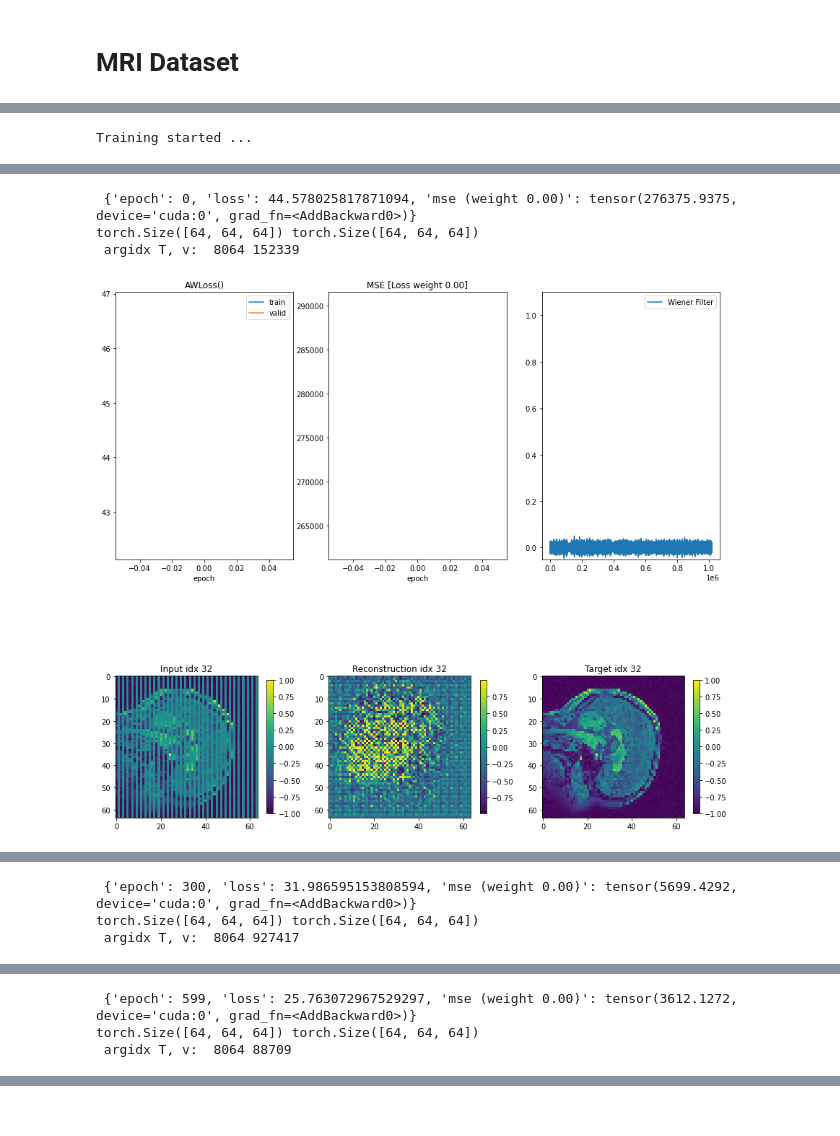
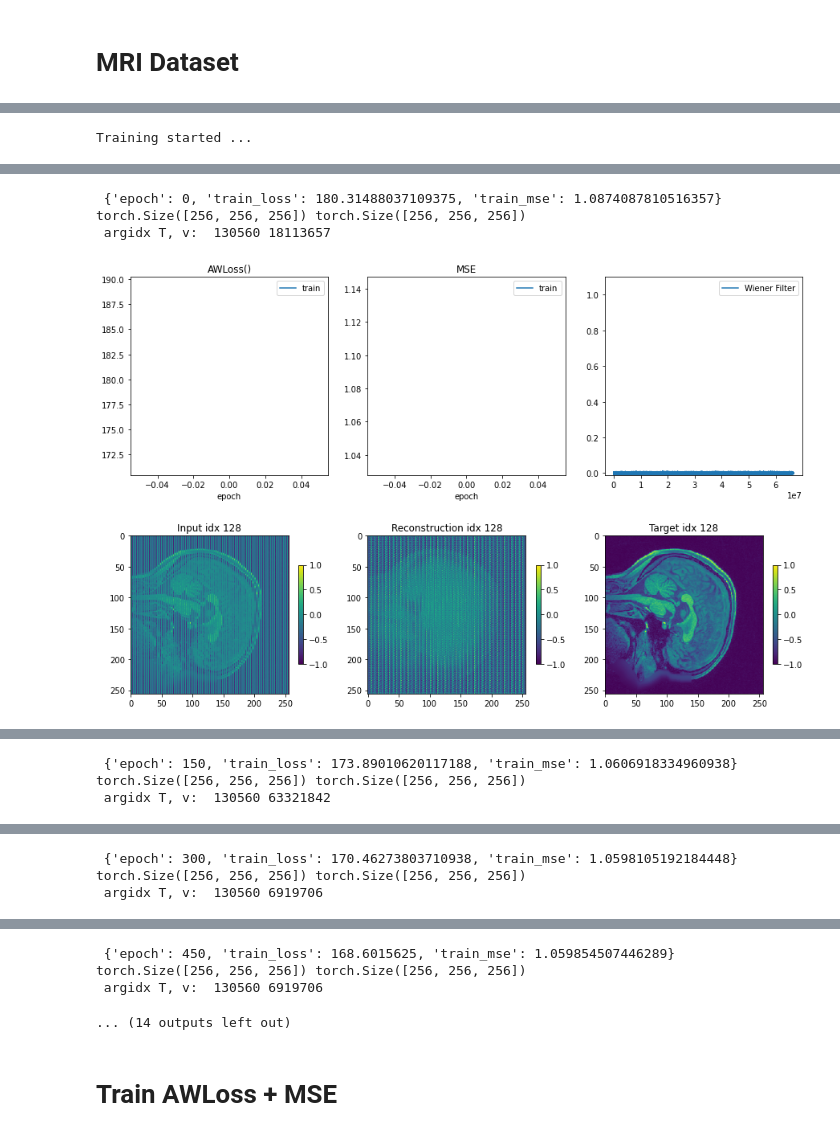
Before and after one commit to dpelacani/WienerLoss, a Jupyter notebook: examples/imputation/MRI3D_sample.ipynb, the cells around one changed output, grey strips where cells are left out. Drawn from its saved outputs; the diff is of its cells as text; code cells hidden in the pictures.

```diff
--- a/examples/imputation/MRI3D_sample.ipynb
+++ b/examples/imputation/MRI3D_sample.ipynb
@@ -128,0 +82,8 @@ torch.Size([64, 64, 64]) torch.Size([64, 64, 64])
+# %%
+fig, axs = plt.subplots(1,2, figsize=(10, 5))
+idx = int(ds[0][1].shape[0]/2)
+tgt = axs[0].imshow(ds[0][1][idx], vmin=-1, vmax=1)
+axs[0].set_title("Target IDX%g"%idx)
+msk = axs[1].imshow(ds[0][0][idx], vmin=-1, vmax=1)
+axs[1].set_title("Masked IDX%g"%idx)
+plt.show()
@@ -288,0 +267,16 @@ def train_model(model, optimizer, loss, train_loader, wmse=0., valid_loader=None
+# %%
+# Set training static parameters and hyperparameters
+nepochs=1000
+learning_rate=1e-3
+batch_size=1
+
+# Dataloader
+train_loader = DataLoader(ds,
+                        batch_size=batch_size,
+                        shuffle=True,
+                        num_workers=4)
+valid_loader = None
+
+
+# Sample for visualisation
+x_sample, y_sample = ds[0]
@@ -289,7 +313,9 @@ def train_model(model, optimizer, loss, train_loader, wmse=0., valid_loader=None
 # %%
-model = make_model(channels=x_sample.shape[0])
+model = make_model(nc=x_sample.shape[0])
+optimizer = torch.optim.Adam(model.parameters(), lr=learning_rate)
 
-optimizer = torch.optim.Adam(model.parameters(), lr=learning_rate)
-train_model(model, optimizer, awloss, train_loader, wmse=0.0, valid_loader=None, nepochs=600, log_frequency=100, sample_input=x_sample, sample_target=y_sample, device=device)
+mseloss     = nn.MSELoss(reduction="mean")
+
+train_model(model, optimizer, mseloss, train_loader,  valid_loader=valid_loader, nepochs=600, log_frequency=150, sample_input=x_sample, sample_target=y_sample, device=device)
 # %% [output]
 Training started ...
@@ -328,7 +334,9 @@ KeyboardInterrupt:
 # %%
-model = make_model(channels=x_sample.shape[0])
+model = make_model(nc=x_sample.shape[0])
+optimizer = torch.optim.Adam(model.parameters(), lr=learning_rate*10)
 
-optimizer = torch.optim.Adam(model.parameters(), lr=learning_rate)
-train_model(model, optimizer, awloss, train_loader, wmse=1e-3, valid_loader=None, nepochs=600, log_frequency=300, sample_input=x_sample, sample_target=y_sample, device=device)
+awloss     = AWLoss(filter_dim=2, method="fft", reduction="mean", std=3e-4, store_filters="norm", epsilon=3e-15)
+
+train_model(model, optimizer, awloss, train_loader, valid_loader=valid_loader, nepochs=nepochs, log_frequency=150, sample_input=x_sample, sample_target=y_sample, device=device)
 # %% [output]
 Training started ...
@@ -336,4 +344,4 @@ N/A% (0 of 600) |                        | Elapsed Time: 0:00:00 ETA:  --:--:--
- {'epoch': 0, 'loss': 44.578025817871094, 'mse (weight 0.00)': tensor(276375.9375, device='cuda:0', grad_fn=<AddBackward0>)}
-torch.Size([64, 64, 64]) torch.Size([64, 64, 64])
- argidx T, v:  8064 152339
+ {'epoch': 0, 'train_loss': 180.31488037109375, 'train_mse': 1.0874087810516357}
+torch.Size([256, 256, 256]) torch.Size([256, 256, 256])
+ argidx T, v:  130560 18113657
-[figure, old version]
+[figure, new version]
@@ -357,3 +349,3 @@ torch.Size([64, 64, 64]) torch.Size([64, 64, 64])
- {'epoch': 300, 'loss': 31.986595153808594, 'mse (weight 0.00)': tensor(5699.4292, device='cuda:0', grad_fn=<AddBackward0>)}
-torch.Size([64, 64, 64]) torch.Size([64, 64, 64])
- argidx T, v:  8064 927417
+ {'epoch': 150, 'train_loss': 173.89010620117188, 'train_mse': 1.0606918334960938}
+torch.Size([256, 256, 256]) torch.Size([256, 256, 256])
+ argidx T, v:  130560 63321842
@@ -378,3 +354,3 @@ torch.Size([64, 64, 64]) torch.Size([64, 64, 64])
- {'epoch': 599, 'loss': 25.763072967529297, 'mse (weight 0.00)': tensor(3612.1272, device='cuda:0', grad_fn=<AddBackward0>)}
-torch.Size([64, 64, 64]) torch.Size([64, 64, 64])
- argidx T, v:  8064 88709
+ {'epoch': 300, 'train_loss': 170.46273803710938, 'train_mse': 1.0598105192184448}
+torch.Size([256, 256, 256]) torch.Size([256, 256, 256])
+ argidx T, v:  130560 6919706
@@ -383 +359,7 @@ torch.Size([64, 64, 64]) torch.Size([64, 64, 64])
+ {'epoch': 450, 'train_loss': 168.6015625, 'train_mse': 1.059854507446289}
+torch.Size([256, 256, 256]) torch.Size([256, 256, 256])
+ argidx T, v:  130560 6919706
+... (14 outputs left out)
+# %% [markdown]
+# Train AWLoss + MSE
 # %%
```
Also changed, not shown: parts of 22 cells of this notebook, 4 other files.
